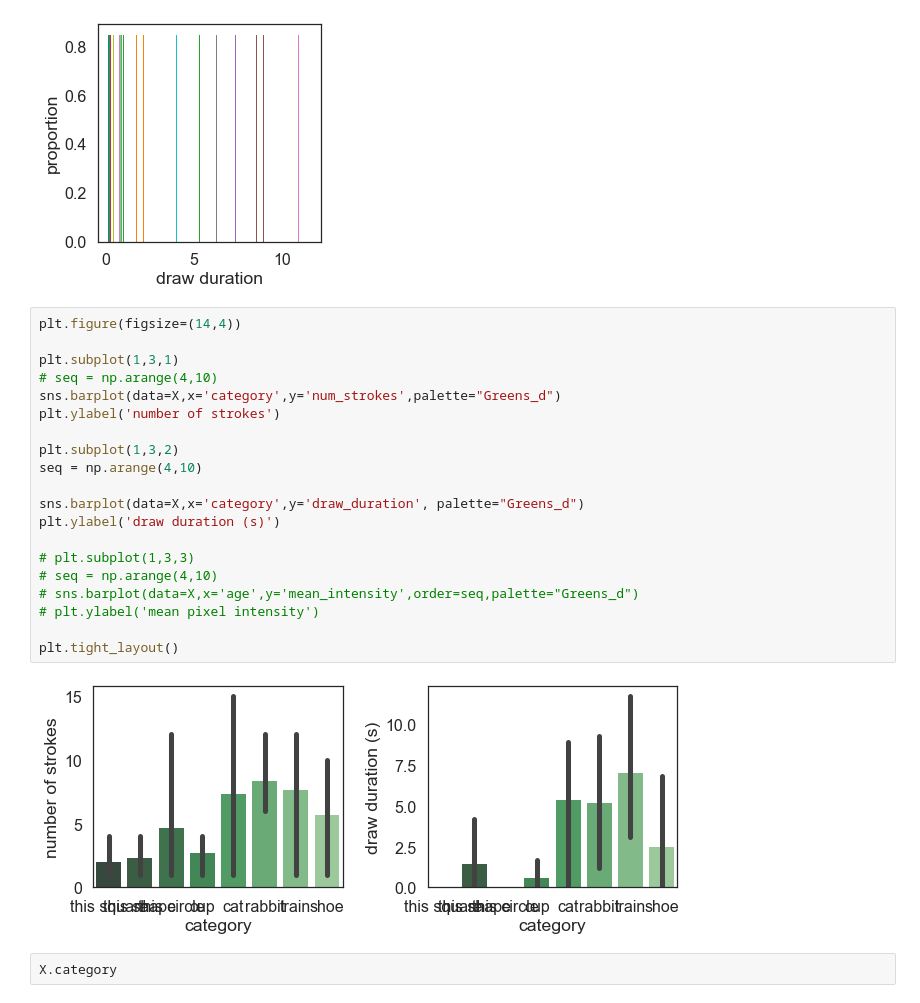
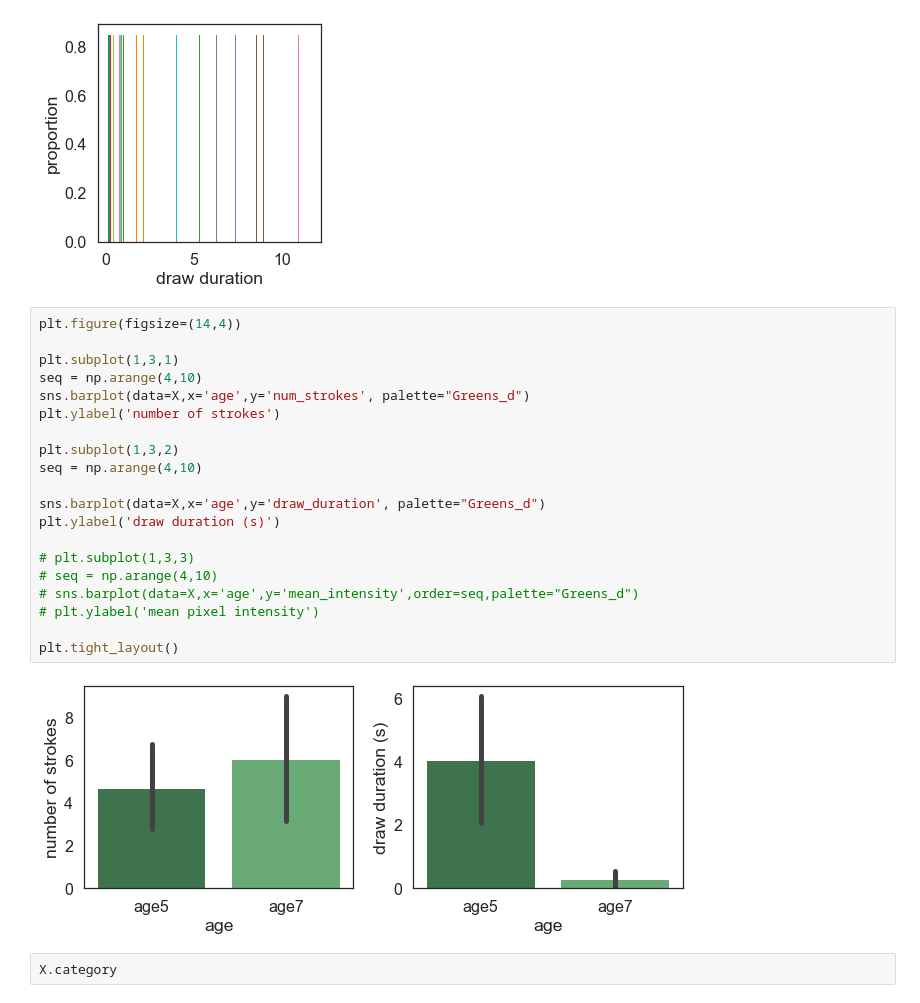
Before and after one commit to brialorelle/kiddraw, a Jupyter notebook: analysis/photodraw/preprocess_photodraw-CDM.ipynb, the cells around one changed output. Drawn from its saved outputs; the diff is of its cells as text.

Commit message:
basic data analysis

```diff
--- a/analysis/photodraw/preprocess_photodraw-CDM.ipynb
+++ b/analysis/photodraw/preprocess_photodraw-CDM.ipynb
@@ -243,25 +243,25 @@ Text(0.5,0,'draw duration')
 # %%
 plt.figure(figsize=(14,4))
 
 plt.subplot(1,3,1)
-# seq = np.arange(4,10)
-sns.barplot(data=X,x='category',y='num_strokes',palette="Greens_d")
+seq = np.arange(4,10)
+sns.barplot(data=X,x='age',y='num_strokes', palette="Greens_d")
 plt.ylabel('number of strokes')
 
 plt.subplot(1,3,2)
 seq = np.arange(4,10)
 
-sns.barplot(data=X,x='category',y='draw_duration', palette="Greens_d")
+sns.barplot(data=X,x='age',y='draw_duration', palette="Greens_d")
 plt.ylabel('draw duration (s)')
 
 # plt.subplot(1,3,3)
 # seq = np.arange(4,10)
 # sns.barplot(data=X,x='age',y='mean_intensity',order=seq,palette="Greens_d")
 # plt.ylabel('mean pixel intensity')
 
 plt.tight_layout()
 # %% [output]
-[figure, old version]
+[figure, new version]
 # %%
 X.category
 # %%
```
